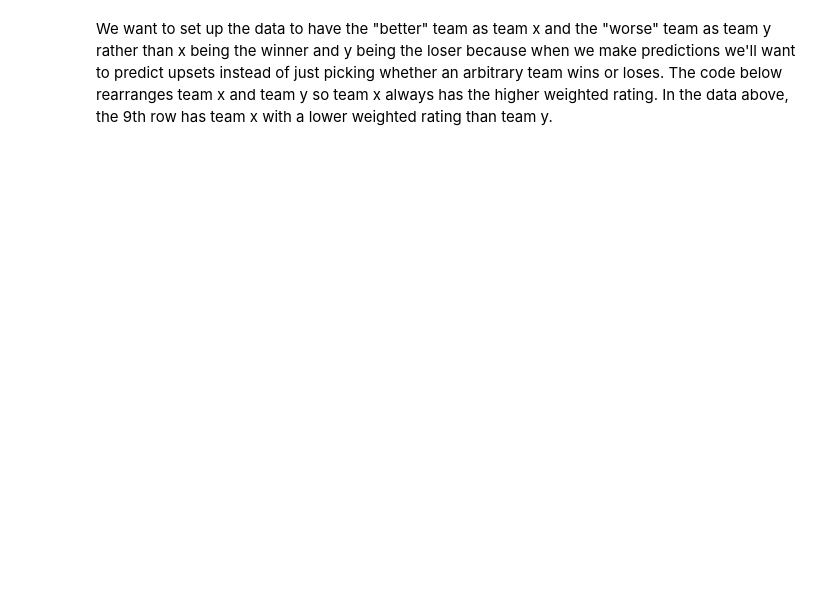
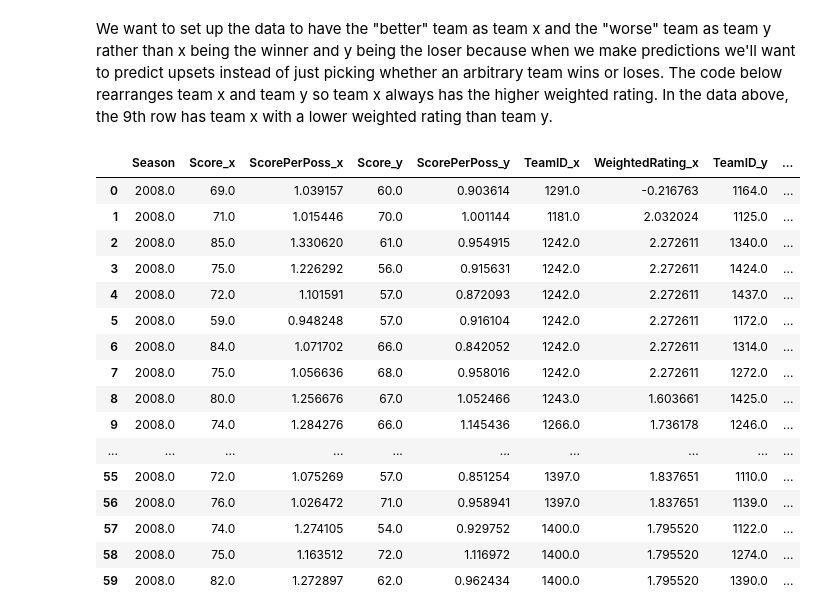
Before and after one commit to taylormerry/2021-March-Madness, a Jupyter notebook: M1_DataCleaning.ipynb, the cells around one changed output. Drawn from its saved outputs; the diff is of its cells as text; code cells hidden in the pictures; blank space fills up the shorter version.

```diff
--- a/M1_DataCleaning.ipynb
+++ b/M1_DataCleaning.ipynb
@@ -550,3 +669,3 @@ ratings.head()
 # %%
-tournament_data = pd.read_csv('MDataFiles_Stage1/MNCAATourneyCompactResults.csv')
+tournament_data = pd.read_csv('ncaam-march-mania-2021/MNCAATourneyDetailedResults.csv')
 tournament_data.head()
@@ -553,8 +680,14 @@ tournament_data.head()
+# %%
+tournament_data['WScorePerPoss'] = 2 * tournament_data['WScore'] / (tournament_data['WFGA'] + 0.44 * tournament_data['WFTA'] + tournament_data['WTO'] - tournament_data['WOR'] + tournament_data['LFGA'] + 0.44 * tournament_data['LFTA'] + tournament_data['LTO'] - tournament_data['LOR'])
+tournament_data['LScorePerPoss'] = 2 * tournament_data['LScore'] / (tournament_data['WFGA'] + 0.44 * tournament_data['WFTA'] + tournament_data['WTO'] - tournament_data['WOR'] + tournament_data['LFGA'] + 0.44 * tournament_data['LFTA'] + tournament_data['LTO'] - tournament_data['LOR'])
 # %%
 # The rating data is only from 2008 and 2010-2018 so we'll only use results from 2008 and 2010-2018
-tournament_data = tournament_data.query('Season > 2007').drop(columns = ['DayNum', 'WLoc', 'NumOT'])
+tournament_data = tournament_data.query('Season > 2007')[['Season', 'WTeamID', 'WScore', 'WScorePerPoss', 'LTeamID', 'LScore', 'LScorePerPoss']]
 # %%
 game_data = pd.merge(tournament_data, ratings, left_on = ['Season', 'WTeamID'], right_on = ['Season', 'TeamID'])
 game_data = pd.merge(game_data, ratings, left_on = ['Season', 'LTeamID'], right_on = ['Season', 'TeamID'])
-game_data = game_data.drop(columns = ['WTeamID', 'LTeamID']).rename(columns = {'WScore': 'Score_x', 'LScore': 'Score_y'})
+game_data = game_data.drop(columns = ['WTeamID', 'LTeamID']).rename(columns = {'WScore': 'Score_x',
+                                                                               'LScore': 'Score_y',
+                                                                                'WScorePerPoss': 'ScorePerPoss_x',
+                                                                                'LScorePerPoss': 'ScorePerPoss_y'})
 game_data.head()
@@ -562,25 +702,47 @@ game_data.head()
 We want to set up the data to have the "better" team as team x and the "worse" team as team y rather than x being the winner and y being the loser because when we make predictions we'll want to predict upsets instead of just picking whether an arbitrary team wins or loses. The code below rearranges team x and team y so team x always has the higher weighted rating. In the data above, the 9th row has team x with a lower weighted rating than team y.
 # %%
 # To make team x be the team with the higher rating and team y be the team with the lower rating
-def switch_teams(row)
+def switch_teams(row):
     # if rating x is less than rating y
-    if row['Weighted_Rating_x'] < row['Weighted_Rating_y']:
+    if row['WeightedRating_x'] < row['WeightedRating_y']:
         underdog = row['Score_x']  # "Worse" team's score
-        favorite = row['Score_y'# "Better" team's score
+        favorite = row['Score_y'] # "Better" team's score
         row['Score_x'] = favorite
         row['Score_y'] = underdog
+        underdog = row['ScorePerPoss_x']  # "Worse" team's score
+        favorite = row['ScorePerPoss_y'] # "Better" team's score
+        row['ScorePerPoss_x'] = favorite
+        row['ScorePerPoss_y'] = underdog
         underdog = row['TeamID_x']  # "Worse" team's ID
         favorite = row['TeamID_y']  # "Better" team's ID
         row['TeamID_x'] = favorite
         row['TeamID_y'] = underdog
-        underdog = row['Weighted_Rating_x']  # "Worse" team's rating
-        favorite = row['Weighted_Rating_y']  # "Better" team's rating
-        row['Weighted_Rating_x'] = favorite
-        row['Weighted_Rating_y'] = underdog
+        underdog = row['WeightedRating_x']  # "Worse" team's rating
+        favorite = row['WeightedRating_y']  # "Better" team's rating
+        row['WeightedRating_x'] = favorite
+        row['WeightedRating_y'] = underdog
     return row
 
 game_data = game_data.apply(switch_teams, axis = 1)
 game_data.head(60)
+# %% [output]
+|  | Season | Score_x | ScorePerPoss_x | Score_y | ScorePerPoss_y | TeamID_x | WeightedRating_x | TeamID_y | ... |
+| 0 | 2008.0 | 69.0 | 1.039157 | 60.0 | 0.903614 | 1291.0 | -0.216763 | 1164.0 | ... |
+| 1 | 2008.0 | 71.0 | 1.015446 | 70.0 | 1.001144 | 1181.0 | 2.032024 | 1125.0 | ... |
+| 2 | 2008.0 | 85.0 | 1.330620 | 61.0 | 0.954915 | 1242.0 | 2.272611 | 1340.0 | ... |
+| 3 | 2008.0 | 75.0 | 1.226292 | 56.0 | 0.915631 | 1242.0 | 2.272611 | 1424.0 | ... |
+| 4 | 2008.0 | 72.0 | 1.101591 | 57.0 | 0.872093 | 1242.0 | 2.272611 | 1437.0 | ... |
+| 5 | 2008.0 | 59.0 | 0.948248 | 57.0 | 0.916104 | 1242.0 | 2.272611 | 1172.0 | ... |
+| 6 | 2008.0 | 84.0 | 1.071702 | 66.0 | 0.842052 | 1242.0 | 2.272611 | 1314.0 | ... |
+| 7 | 2008.0 | 75.0 | 1.056636 | 68.0 | 0.958016 | 1242.0 | 2.272611 | 1272.0 | ... |
+| 8 | 2008.0 | 80.0 | 1.256676 | 67.0 | 1.052466 | 1243.0 | 1.603661 | 1425.0 | ... |
+| 9 | 2008.0 | 74.0 | 1.284276 | 66.0 | 1.145436 | 1266.0 | 1.736178 | 1246.0 | ... |
+| ... | ... | ... | ... | ... | ... | ... | ... | ... | ... |
+| 55 | 2008.0 | 72.0 | 1.075269 | 57.0 | 0.851254 | 1397.0 | 1.837651 | 1110.0 | ... |
+| 56 | 2008.0 | 76.0 | 1.026472 | 71.0 | 0.958941 | 1397.0 | 1.837651 | 1139.0 | ... |
+| 57 | 2008.0 | 74.0 | 1.274105 | 54.0 | 0.929752 | 1400.0 | 1.795520 | 1122.0 | ... |
+| 58 | 2008.0 | 75.0 | 1.163512 | 72.0 | 1.116972 | 1400.0 | 1.795520 | 1274.0 | ... |
+| 59 | 2008.0 | 82.0 | 1.272897 | 62.0 | 0.962434 | 1400.0 | 1.795520 | 1390.0 | ... |
 # %%
 game_data = pd.merge(game_data, teams, left_on = ['Season', 'TeamID_x'], right_on = ['Season', 'TeamID'])
 game_data = pd.merge(game_data, teams, left_on = ['Season', 'TeamID_y'], right_on = ['Season', 'TeamID'])
```
Also changed, not shown: parts of 32 cells of this notebook, 6 other files.
